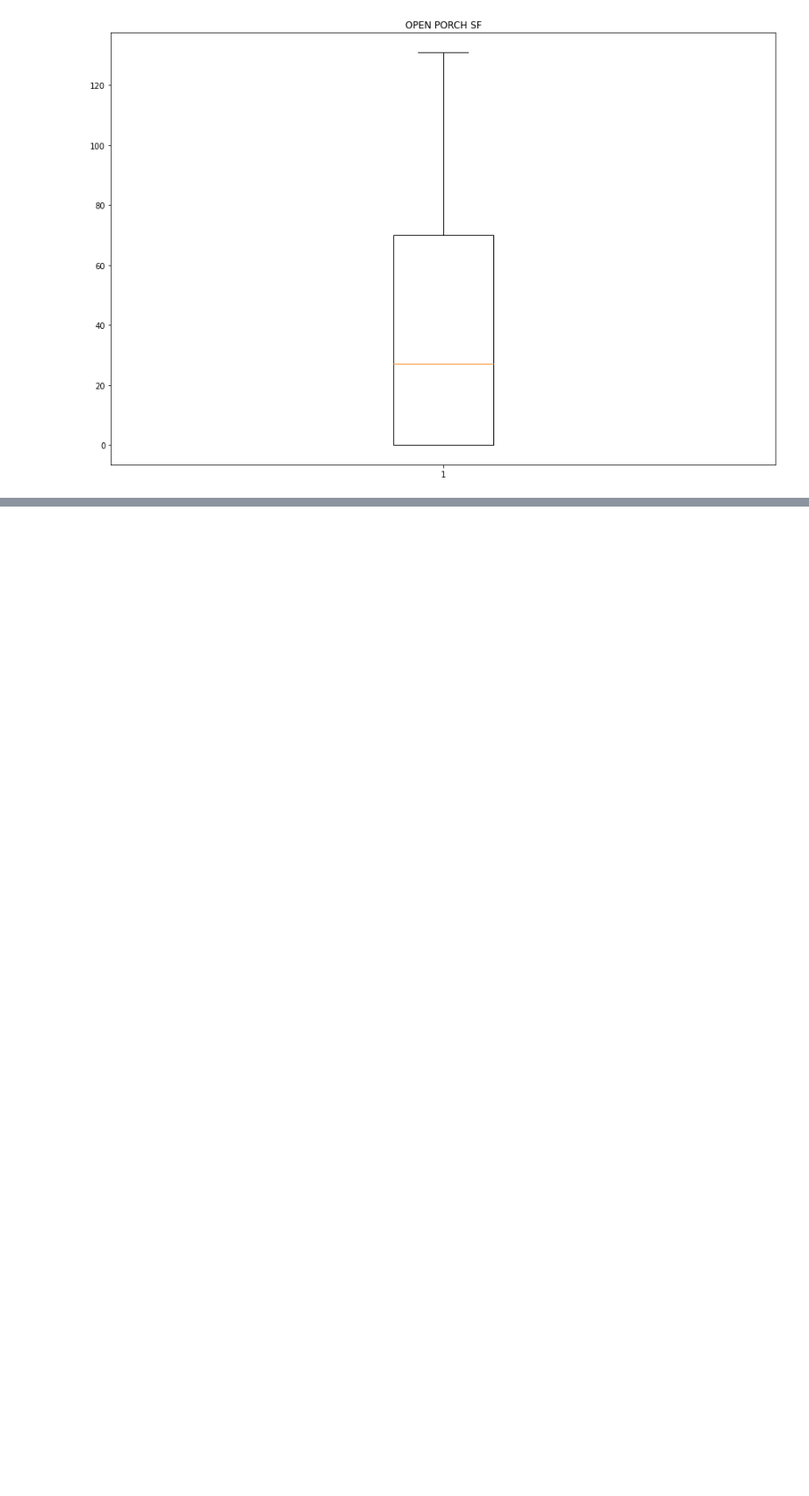
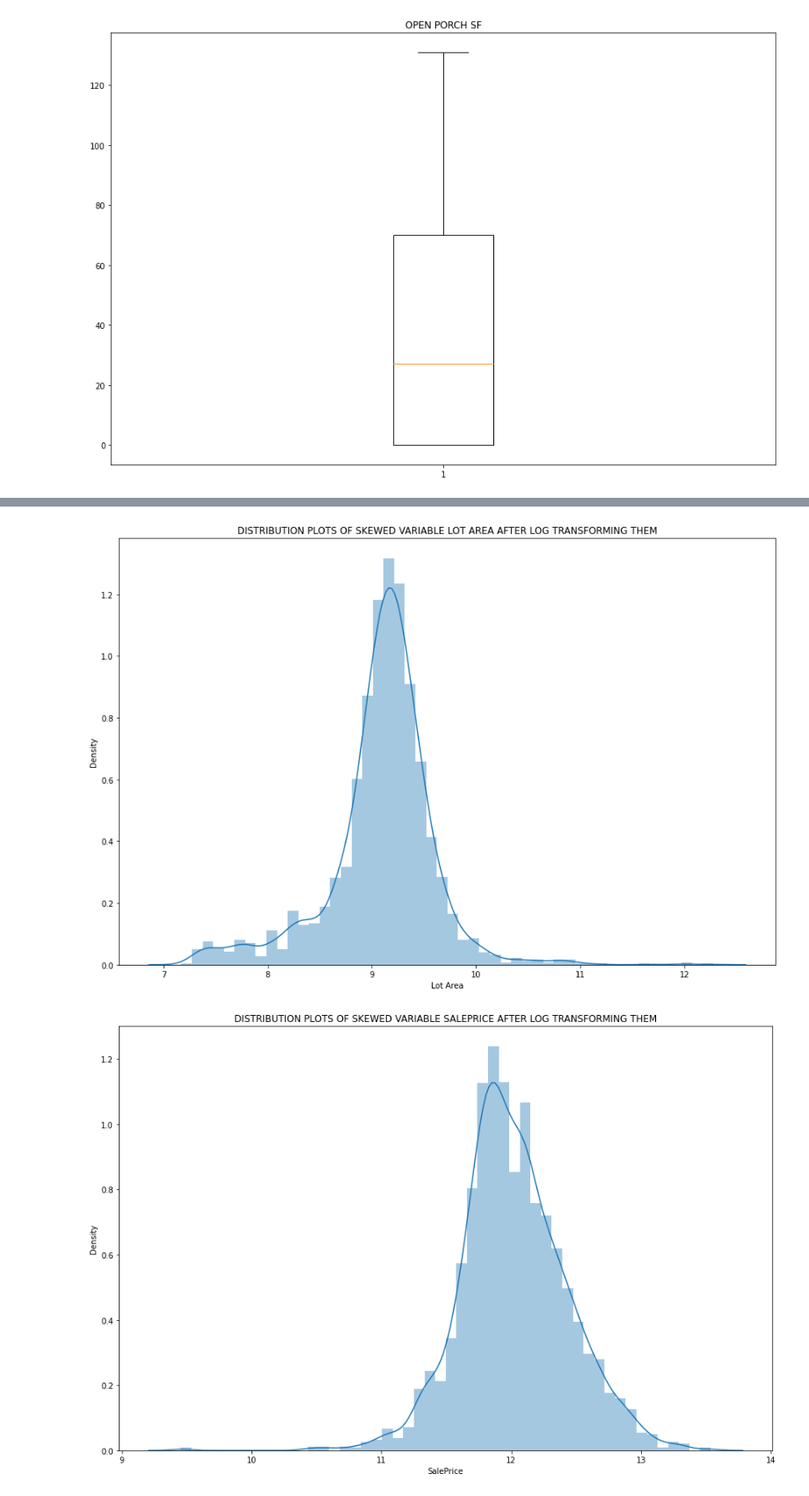
Before and after one commit to Jeremykibiru/Advanced-ML, a Jupyter notebook: project.ipynb, the cells around one changed output, grey strips where cells are left out. Shown at 88% size. Cells and saved outputs as stored; diff of their text form; code cells hidden in the pictures; blank space fills up the shorter version.

```diff
--- a/project.ipynb
+++ b/project.ipynb
@@ -247,0 +288,9 @@ data[["PID","Order"]]
+# %%
+count=0
+for col in numeric_df2[["Lot Area", "SalePrice"]].columns:
+    count+=1
+    globals()["diction"+str(count)]={col:list(np.log(numeric_df2[col]))}
+# %%
+logged_df=pd.DataFrame(diction1)
+df2= pd.DataFrame(diction2)
+logged_df["SalePrice"]= df2[["SalePrice"]]
@@ -247,0 +313,9 @@ data[["PID","Order"]]
+# %%
+for col in logged_df:
+    plt.figure(figsize=(15,10))
+    sns.distplot(logged_df[col].dropna())
+    plt.title("DISTRIBUTION PLOTS OF SKEWED VARIABLE "+col.upper()+ " AFTER LOG TRANSFORMING THEM")
+    plt.show()
+# %% [output]
+[figure, added]
+[figure, added]
```
Also changed, not shown: parts of 24 cells of this notebook.
